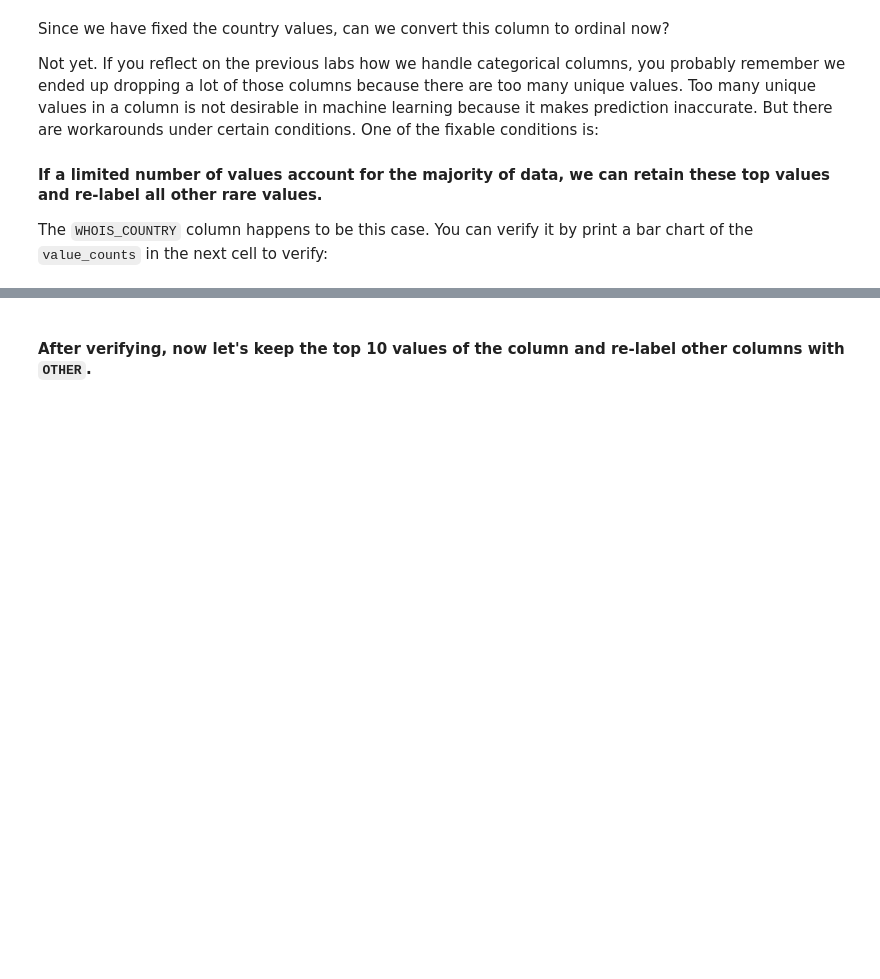
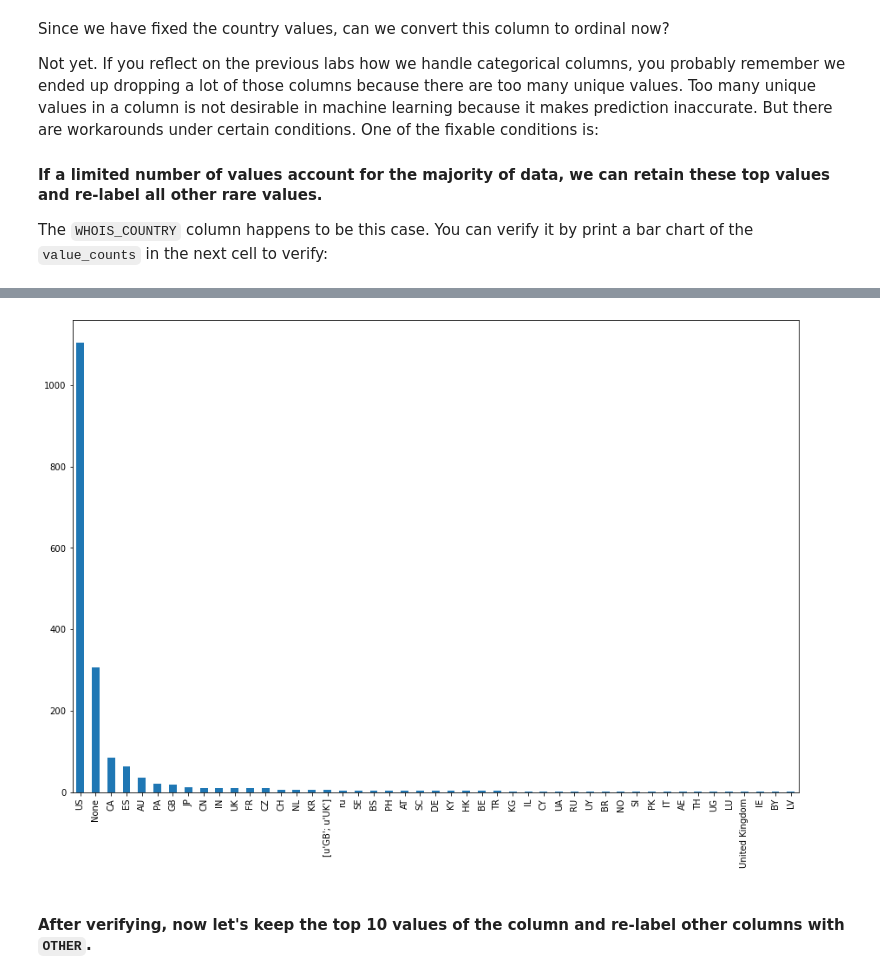
Before and after one commit to ta-data-remote/lab-supervised-learning, a Jupyter notebook: your-code/main.ipynb, the cells around one changed output, grey strips where cells are left out. Drawn from its saved outputs; the diff is of its cells as text; code cells hidden in the pictures; blank space fills up the shorter version.

```diff
--- a/your-code/main.ipynb
+++ b/your-code/main.ipynb
@@ -120,3 +162,5 @@ If you remember in the previous labs, we drop a column if the column contains a
+# %%
+websites.drop(columns=["CONTENT_LENGTH"], inplace=True)
 # %%
 # Your code here
 # %% [output]
@@ -145,6 +188,10 @@ dtype: int64
+# %%
+websites.drop(columns=["DNS_QUERY_TIMES"], inplace=True)
 # %% [markdown]
 #### Again, examine the number of missing values in each column.
 
 If all cleaned, proceed. Otherwise, go back and do more cleaning.
+# %%
+websites = websites.dropna().reset_index(drop = True)
 # %%
 # Examine missing values in each column
@@ -192,0 +253,7 @@ How to handle string columns is always case by case. Let's start by working on `
+# %%
+# 2.
+websites['WHOIS_COUNTRY'] = websites['WHOIS_COUNTRY'].replace('Cyprus','CY')
+websites['WHOIS_COUNTRY'] = websites['WHOIS_COUNTRY'].replace('us','US')
+websites['WHOIS_COUNTRY'] = websites['WHOIS_COUNTRY'].replace("[u'GB'; u'UK'; 'United Kingdom'; 'GB']",'UK')
+websites['WHOIS_COUNTRY'] = websites['WHOIS_COUNTRY'].replace('se','SE')
+websites['WHOIS_COUNTRY'].unique()
@@ -206,2 +294,8 @@ The `WHOIS_COUNTRY` column happens to be this case. You can verify it by print a
+# %%
+ax = websites['WHOIS_COUNTRY'].value_counts().plot(kind='bar',figsize=(15,10))
+
+plt.show()
+# %% [output]
+[figure, added]
 # %% [markdown]
 #### After verifying, now let's keep the top 10 values of the column and re-label other columns with `OTHER`.
```
Also changed, not shown: parts of 76 cells of this notebook.
